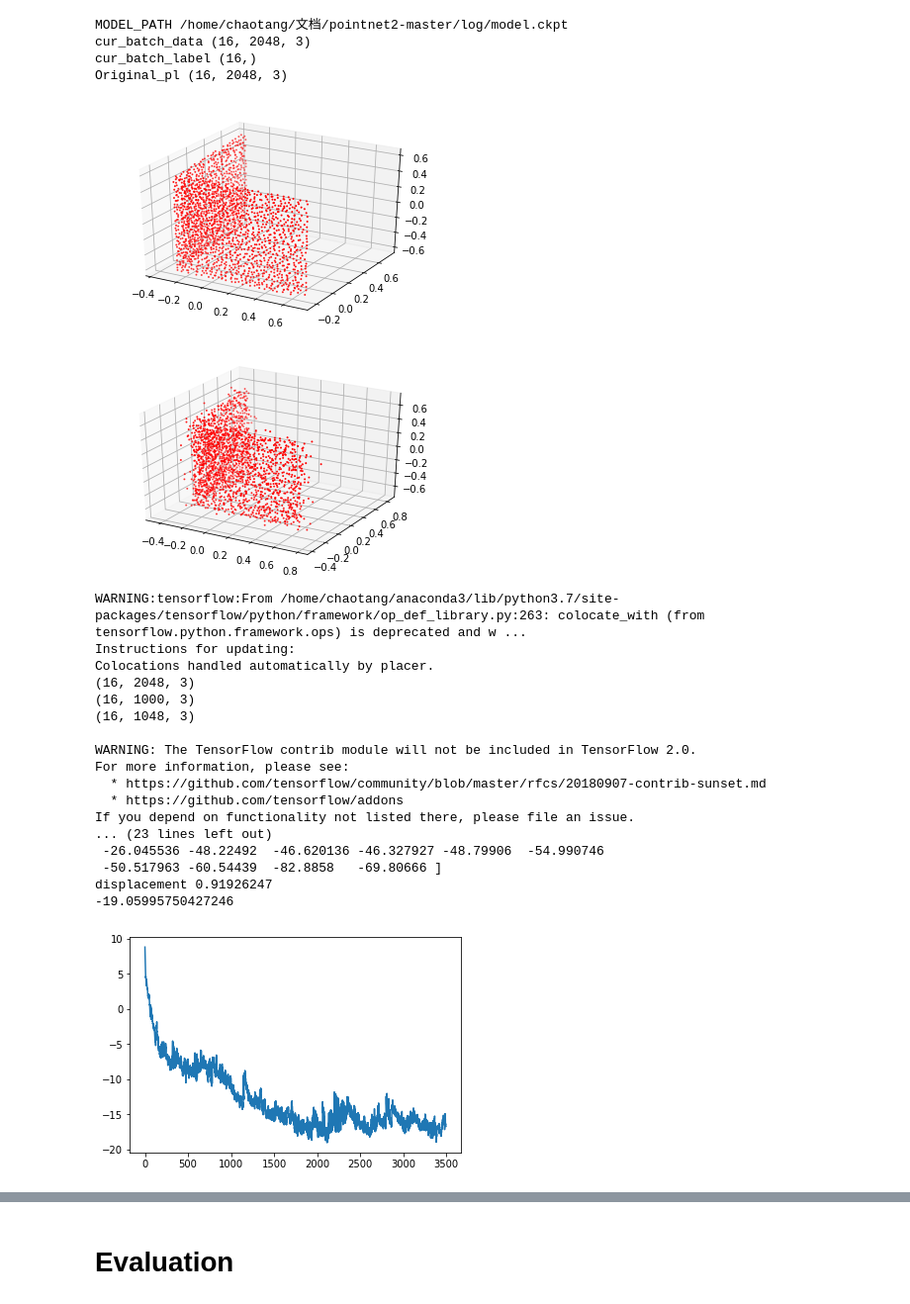
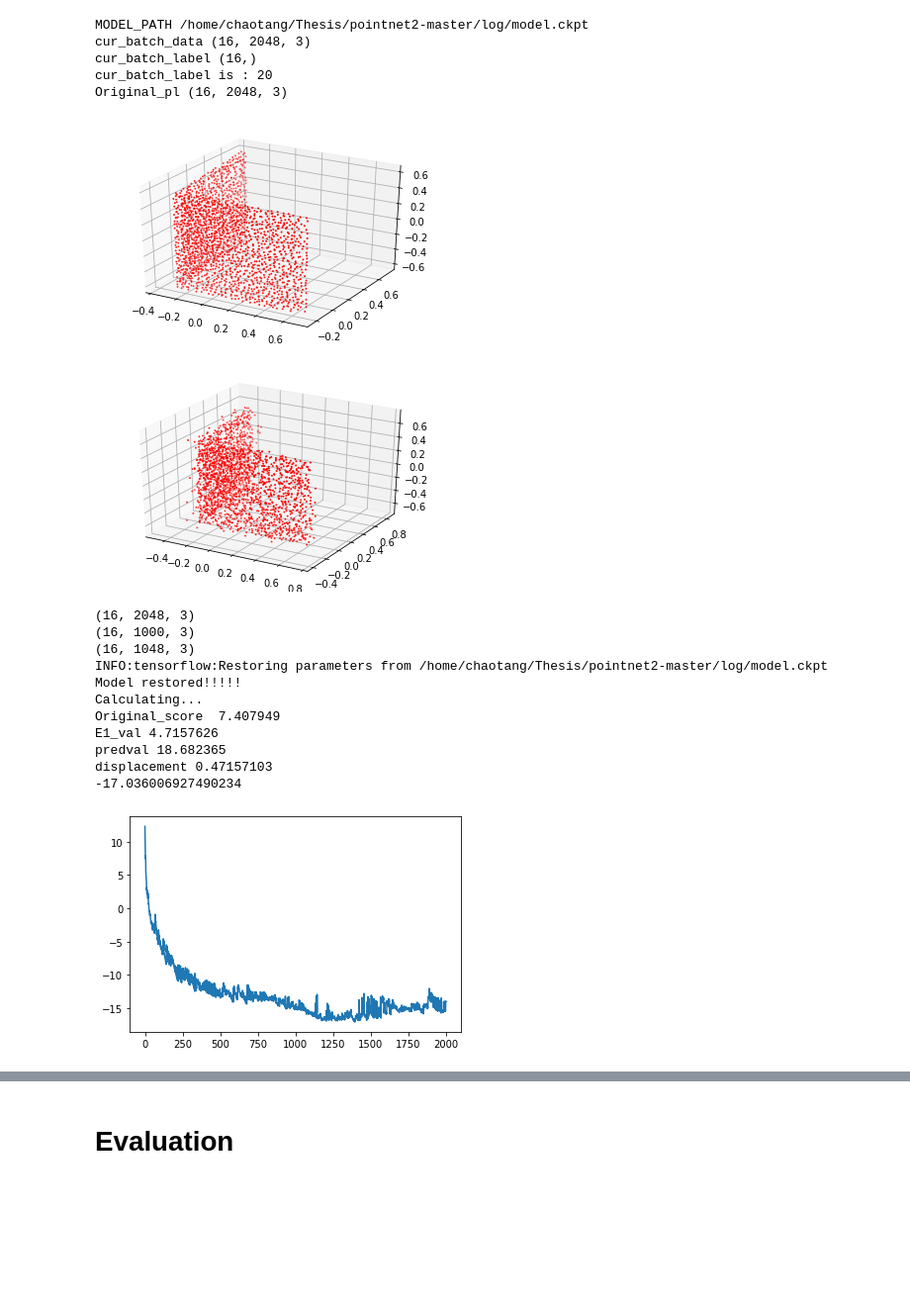
Before and after one commit to 2429581027/Thesis, a Jupyter notebook: MyMethod/ComputerDeltaP.ipynb, the cells around one changed output, grey strips where cells are left out. Shown at 99% size. Cells and saved outputs as stored; diff of their text form; code cells hidden in the pictures; blank space fills up the shorter version.

```diff
--- a/MyMethod/ComputerDeltaP.ipynb
+++ b/MyMethod/ComputerDeltaP.ipynb
@@ -47,6 +47,7 @@ Noisy_pl = np.zeros((BATCH_SIZE,NUM_POINT,3))
 cur_batch_data,cur_batch_label = chao_data_import_2.get_data()
 print('cur_batch_data',cur_batch_data.shape)# The shape of the data set is (16, 2048, 3)
 print('cur_batch_label',cur_batch_label.shape)
+print('cur_batch_label is :',cur_batch_label[0])
 
 Original_pl[:] = cur_batch_data[:]# 干净的点云
 Noisy_pl[:] = cur_batch_data[:]# 有噪音的点云
@@ -60,12 +61,13 @@ Noisy_pl[test_index,0:k,:] = Original_pl[test_index,0:k,:] + 0.05 * np.random.no
 
 chao_data_import.draw_pointcloud(Noisy_pl[test_index])
 # %% [output]
-MODEL_PATH /home/chaotang/文档/pointnet2-master/log/model.ckpt
+MODEL_PATH /home/chaotang/Thesis/pointnet2-master/log/model.ckpt
 cur_batch_data (16, 2048, 3)
 cur_batch_label (16,)
+cur_batch_label is : 20
 Original_pl (16, 2048, 3)
 [figure]
-[figure, old version]
+[figure, new version]
 # %%
 tf.reset_default_graph()
 ##############################
@@ -134,51 +136,45 @@ with tf.Session() as sess:
     sess.run(init)
 
     saver.restore(sess,MODEL_PATH)
     print('Model restored!!!!!')
     print('Calculating...')
     '''
     strangeTensor = var_list[5].name
     graph = tf.get_default_graph()
     Tensor = graph.get_tensor_by_name(strangeTensor)
     print(strangeTensor)
     print(Tensor.eval())
     '''
     clean_feed = {pointclouds_pl:Original_pl,is_training_pl:is_training}
     _,original_Score = sess.run([train_op,E2],feed_dict = clean_feed)
 
     feed = {pointclouds_pl:Noisy_pl,is_training_pl:is_training}
-    loss_mat = np.zeros((3500,))
+    loss_mat = np.zeros((2000,))
 
-    for i in range(3500):
+    for i in range(2000):
         _,loss_in_loop,E1_val,E2_val,predval = sess.run([train_op,E_total,E1,E2,pred],feed_dict = feed)
         loss_mat[i] = loss_in_loop
         #print('E2_val',-E2_val)
     displacement = deltaP[test_index].eval()
     print('Original_score ',-original_Score)
     print('E1_val',E1_val)
-    print('predval',predval[test_index])
+    print('predval',predval[test_index][int(Original_label[test_index])])
     print('displacement',np.sum(np.square(displacement)))
 plt.plot(loss_mat)
 print(np.amin(loss_mat))
 # %% [output]
-WARNING:tensorflow:From /home/chaotang/anaconda3/lib/python3.7/site-packages/tensorflow/python/framework/op_def_library.py:263: colocate_with (from tensorflow.python.framework.ops) is deprecated and w ...
-Instructions for updating:
-Colocations handled automatically by placer.
 (16, 2048, 3)
 (16, 1000, 3)
 (16, 1048, 3)
-
-WARNING: The TensorFlow contrib module will not be included in TensorFlow 2.0.
-For more information, please see:
-  * https://github.com/tensorflow/community/blob/master/rfcs/20180907-contrib-sunset.md
-  * https://github.com/tensorflow/addons
-If you depend on functionality not listed there, please file an issue.
-... (23 lines left out)
- -26.045536 -48.22492  -46.620136 -46.327927 -48.79906  -54.990746
- -50.517963 -60.54439  -82.8858   -69.80666 ]
-displacement 0.91926247
--19.05995750427246
+INFO:tensorflow:Restoring parameters from /home/chaotang/Thesis/pointnet2-master/log/model.ckpt
+Model restored!!!!!
+Calculating...
+Original_score  7.407949
+E1_val 4.7157626
+predval 18.682365
+displacement 0.47157103
+-17.036006927490234
-[figure, old version]
+[figure, new version]
 # %%
 processed_displace = np.zeros((2048,3))
 processed_displace[0:k] = displacement
```
Also changed, not shown: parts of 4 cells of this notebook, 1 other file.
